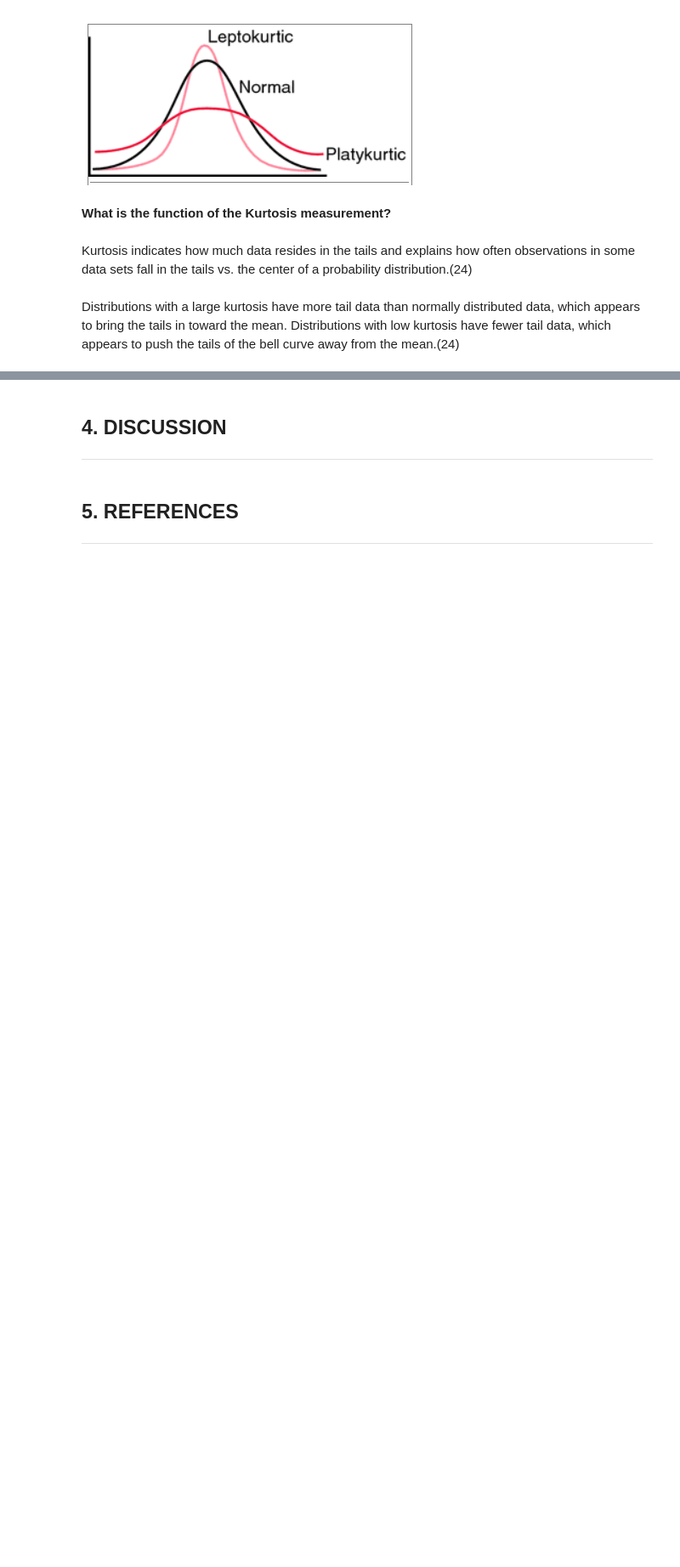
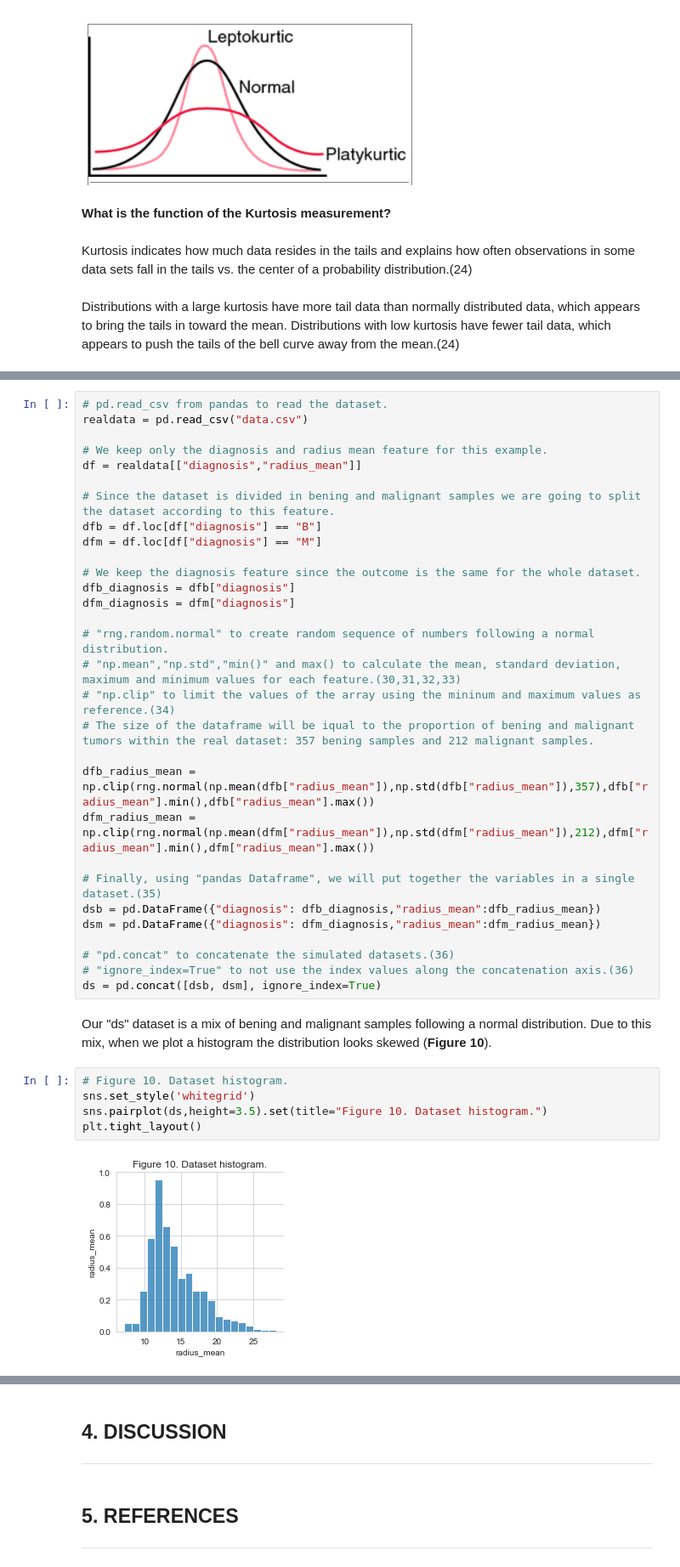
Before and after one commit to RobVergano/FDA_Assessment_22-23, a Jupyter notebook: Normal Distribution.ipynb, the cells around one changed output, grey strips where cells are left out. Shown: that part at 85% size. Cells and saved outputs as stored; diff of their text form; blank space fills up the shorter version.

```diff
--- a/Normal Distribution.ipynb
+++ b/Normal Distribution.ipynb
@@ -376,0 +445,39 @@ Kurtosis value = 3.03
+# %%
+# pd.read_csv from pandas to read the dataset.
+realdata = pd.read_csv("data.csv")
+
+# We keep only the diagnosis and radius mean feature for this example.
+df = realdata[["diagnosis","radius_mean"]]
+
+# Since the dataset is divided in bening and malignant samples we are going to split the dataset according to this feature.
+dfb = df.loc[df["diagnosis"] == "B"]
+dfm = df.loc[df["diagnosis"] == "M"]
+
+# We keep the diagnosis feature since the outcome is the same for the whole dataset.
+dfb_diagnosis = dfb["diagnosis"]
+dfm_diagnosis = dfm["diagnosis"]
+
+# "rng.random.normal" to create random sequence of numbers following a normal distribution.
+# "np.mean","np.std","min()" and max() to calculate the mean, standard deviation, maximum and minimum values for each feature.(30,31,32,33)
+# "np.clip" to limit the values of the array using the mininum and maximum values as reference.(34)
+# The size of the dataframe will be iqual to the proportion of bening and malignant tumors within the real dataset: 357 bening samples and 212 malignant samples.
+
+dfb_radius_mean = np.clip(rng.normal(np.mean(dfb["radius_mean"]),np.std(dfb["radius_mean"]),357),dfb["radius_mean"].min(),dfb["radius_mean"].max())
+dfm_radius_mean = np.clip(rng.normal(np.mean(dfm["radius_mean"]),np.std(dfm["radius_mean"]),212),dfm["radius_mean"].min(),dfm["radius_mean"].max())
+
+# Finally, using "pandas Dataframe", we will put together the variables in a single dataset.(35)
+dsb = pd.DataFrame({"diagnosis": dfb_diagnosis,"radius_mean":dfb_radius_mean})
+dsm = pd.DataFrame({"diagnosis": dfm_diagnosis,"radius_mean":dfm_radius_mean})
+
+# "pd.concat" to concatenate the simulated datasets.(36)
+# "ignore_index=True" to not use the index values along the concatenation axis.(36)
+ds = pd.concat([dsb, dsm], ignore_index=True)
+# %% [markdown]
+Our "ds" dataset is a mix of bening and malignant samples following a normal distribution. Due to this mix, when we plot a histogram the distribution looks skewed (**Figure 10**).
+# %%
+# Figure 10. Dataset histogram.
+sns.set_style('whitegrid')
+sns.pairplot(ds,height=3.5).set(title="Figure 10. Dataset histogram.")
+plt.tight_layout()
+# %% [output]
+[figure, added]
```
Also changed, not shown: parts of 41 cells of this notebook.
